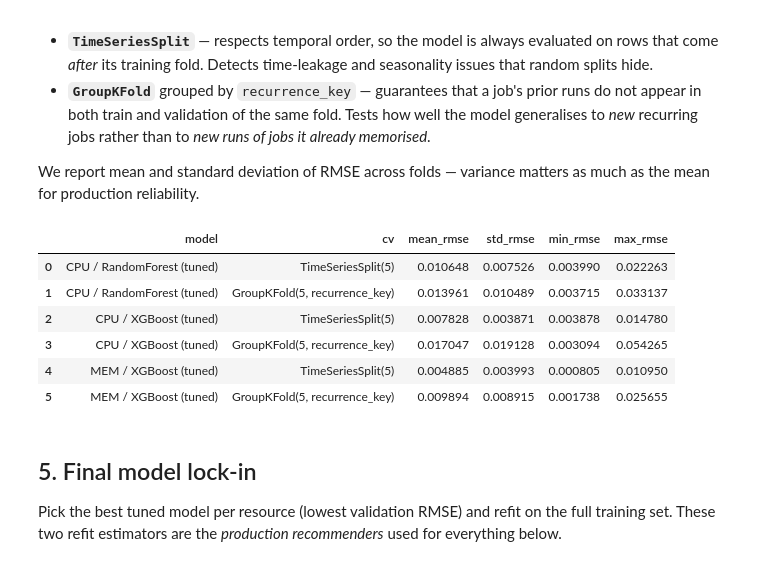
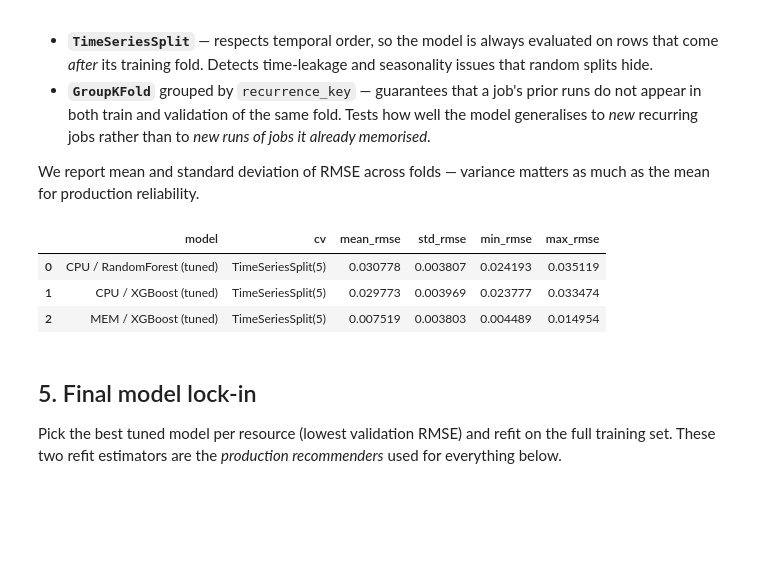
Before and after one commit to sonalilonkar1/masters-project, a Jupyter notebook: notebooks/subset/subset-06-final-recommender.ipynb, the cells around one changed output. Drawn from its saved outputs; the diff is of its cells as text; code cells hidden in the pictures; blank space fills up the shorter version.

Commit message:
refactor pipeline for past-only historical features

```diff
--- a/notebooks/subset/subset-06-final-recommender.ipynb
+++ b/notebooks/subset/subset-06-final-recommender.ipynb
@@ -84,9 +84,10 @@ for d in (TABLE_DIR, FIG_ML_DIR):
 TRAIN_PATH = DATA_PROCESSED / "job_metrics_train_v0.parquet"
 VAL_PATH = DATA_PROCESSED / "job_metrics_val_with_baselines_v0.parquet"
 TEST_PATH = DATA_PROCESSED / "job_metrics_test_with_baselines_v0.parquet"
-PROFILES_PATH = DATA_PROCESSED / "job_profiles_train_only_v0.parquet"
+# Point-in-time training profiles generated in Notebook 4
+TRAIN_PROFILES_PATH = DATA_PROCESSED / "job_profiles_train_history_v1.parquet"
 
 print("Repo root:", REPO_ROOT)
-for p in (TRAIN_PATH, VAL_PATH, TEST_PATH, PROFILES_PATH):
+for p in (TRAIN_PATH, VAL_PATH, TEST_PATH, TRAIN_PROFILES_PATH):
     print(f"  {p.name:50s} exists={p.exists()}")
 # %% [output]
@@ -202,12 +344,14 @@ xgb_grid = {
     "colsample_bytree": [0.8, 1.0],
 }
 
+# Preserve chronological order during cross-validation
+time_cv = TimeSeriesSplit(n_splits=3)
 
 def tune_grid(model, grid, X, y, label):
     gs = GridSearchCV(
         model, grid,
         scoring="neg_root_mean_squared_error",
-        cv=3, n_jobs=-1, verbose=1,
+        cv=time_cv, n_jobs=-1, verbose=1,
     )
     gs.fit(X, y)
     print(f"[{label}] best RMSE (CV) = {-gs.best_score_:.4f}")
@@ -219,7 +363,7 @@ def tune_halving(model, grid, X, y, label):
     gs = HalvingGridSearchCV(
         model, grid,
         scoring="neg_root_mean_squared_error",
-        cv=3, n_jobs=-1, verbose=1,
+        cv=time_cv, n_jobs=-1, verbose=1,
         factor=3, resource="n_samples", random_state=42,
     )
     gs.fit(X, y)
@@ -314,59 +470,37 @@ training split:
 We report mean and standard deviation of RMSE across folds — variance
 matters as much as the mean for production reliability.
 # %%
-def cv_report(model, X, y, groups, label):
+def cv_report(model, X, y, label):
     rows = []
 
+    # Chronological cross-validation
     tss = TimeSeriesSplit(n_splits=5)
     ts_scores = -cross_val_score(
         model, X, y, cv=tss,
         scoring="neg_root_mean_squared_error", n_jobs=-1,
     )
     rows.append({
         "model": label, "cv": "TimeSeriesSplit(5)",
         "mean_rmse": float(ts_scores.mean()),
         "std_rmse":  float(ts_scores.std()),
         "min_rmse":  float(ts_scores.min()),
         "max_rmse":  float(ts_scores.max()),
     })
-
-    if groups is not None and groups.nunique() >= 5:
-        gkf = GroupKFold(n_splits=5)
-        gk_scores = -cross_val_score(
-            model, X, y, cv=gkf, groups=groups,
-            scoring="neg_root_mean_squared_error", n_jobs=-1,
-        )
-        rows.append({
-            "model": label, "cv": "GroupKFold(5, recurrence_key)",
-            "mean_rmse": float(gk_scores.mean()),
-            "std_rmse":  float(gk_scores.std()),
-            "min_rmse":  float(gk_scores.min()),
-            "max_rmse":  float(gk_scores.max()),
-        })
-    else:
-        print(f"[{label}] skipping GroupKFold — not enough recurrence groups")
-
     return rows
 
-
-groups_train = train_df["recurrence_key"] if "recurrence_key" in train_df.columns else None
-
 cv_rows = []
-cv_rows += cv_report(cpu_rf_tuned.best_estimator_,  X_train_cpu, y_train_cpu, groups_train, "CPU / RandomForest (tuned)")
-cv_rows += cv_report(cpu_xgb_tuned.best_estimator_, X_train_cpu, y_train_cpu, groups_train, "CPU / XGBoost (tuned)")
-cv_rows += cv_report(mem_xgb_tuned.best_estimator_, X_train_mem, y_train_mem, groups_train, "MEM / XGBoost (tuned)")
+cv_rows += cv_report(cpu_rf_tuned.best_estimator_,  X_train_cpu, y_train_cpu, "CPU / RandomForest (tuned)")
+cv_rows += cv_report(cpu_xgb_tuned.best_estimator_, X_train_cpu, y_train_cpu, "CPU / XGBoost (tuned)")
+cv_rows += cv_report(mem_xgb_tuned.best_estimator_, X_train_mem, y_train_mem, "MEM / XGBoost (tuned)")
 
 cv_df = pd.DataFrame(cv_rows)
 cv_df.to_csv(TABLE_DIR / "ml_cv_summary_v0.csv", index=False, float_format="%.6f")
 display(cv_df)
 # %% [output]
 |  | model | cv | mean_rmse | std_rmse | min_rmse | max_rmse |
-| 0 | CPU / RandomForest (tuned) | TimeSeriesSplit(5) | 0.010648 | 0.007526 | 0.003990 | 0.022263 |
-| 1 | CPU / RandomForest (tuned) | GroupKFold(5, recurrence_key) | 0.013961 | 0.010489 | 0.003715 | 0.033137 |
-| 2 | CPU / XGBoost (tuned) | TimeSeriesSplit(5) | 0.007828 | 0.003871 | 0.003878 | 0.014780 |
-| 3 | CPU / XGBoost (tuned) | GroupKFold(5, recurrence_key) | 0.017047 | 0.019128 | 0.003094 | 0.054265 |
-| 4 | MEM / XGBoost (tuned) | TimeSeriesSplit(5) | 0.004885 | 0.003993 | 0.000805 | 0.010950 |
-| 5 | MEM / XGBoost (tuned) | GroupKFold(5, recurrence_key) | 0.009894 | 0.008915 | 0.001738 | 0.025655 |
+| 0 | CPU / RandomForest (tuned) | TimeSeriesSplit(5) | 0.030778 | 0.003807 | 0.024193 | 0.035119 |
+| 1 | CPU / XGBoost (tuned) | TimeSeriesSplit(5) | 0.029773 | 0.003969 | 0.023777 | 0.033474 |
+| 2 | MEM / XGBoost (tuned) | TimeSeriesSplit(5) | 0.007519 | 0.003803 | 0.004489 | 0.014954 |
 # %% [markdown]
 ## 5. Final model lock-in
 
```
Also changed, not shown: parts of 14 cells of this notebook, 28 other files.
